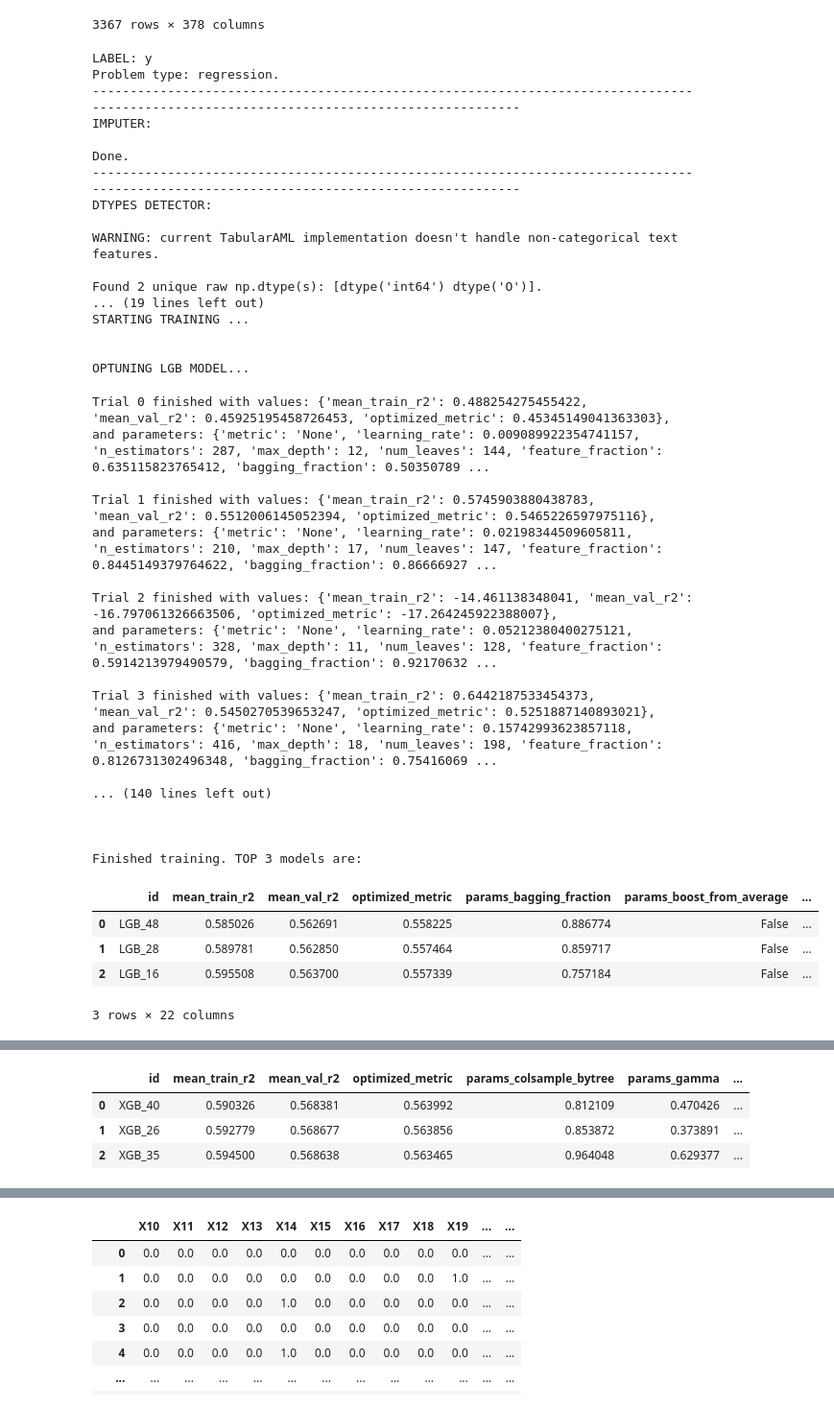
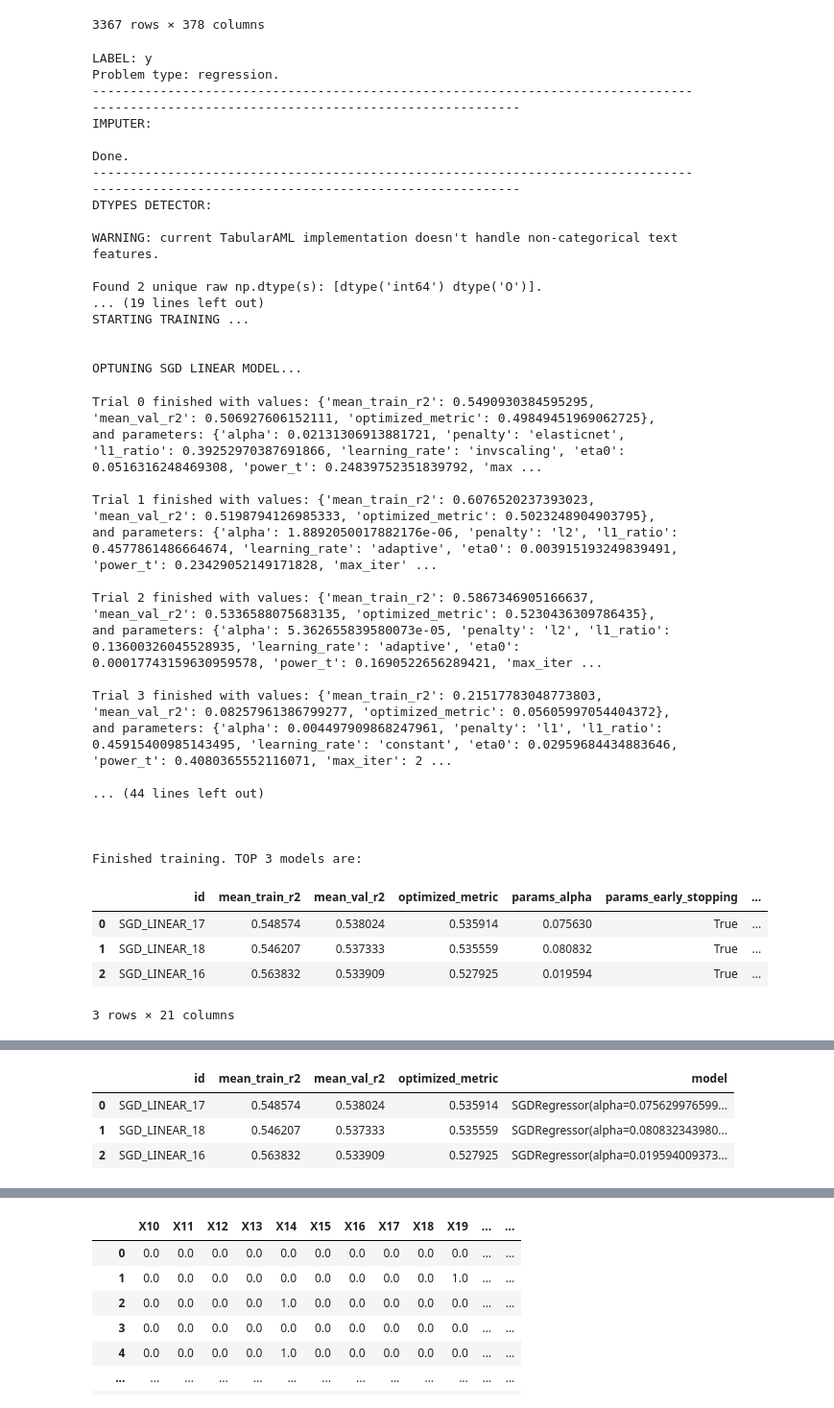
Before and after one commit to b-ionut-r/TabularAML, a Jupyter notebook: main.ipynb, the cells around one changed output, grey strips where cells are left out. Shown: that part at 96% size. Drawn from its saved outputs; the diff is of its cells as text; code cells hidden in the pictures.

Commit message:
ADDED SGD LINEAR MODELS

```diff
--- a/main.ipynb
+++ b/main.ipynb
@@ -66,58 +66,61 @@ test_dataset = TabularDataset(test_df,
 trainer = Trainer(train_dataset,
                   eval_dataset = eval_dataset,
                   eval_metric = r2,
-                  models = ["LGB", "XGB", "CAT"],
+                  models = [
+                    #   "LGB", "XGB", "CAT", "RF",
+                             "SGD_LINEAR"],
                   early_stopping_rounds = 100,
                   of_mitigation_level = 0.2,
                   use_gpu = True,
                   use_cuda = True,
                   n_trials = 1000,
-                  timeout = 3600,
+                  timeout = 100,
+                  meta_timeout = 120,
                   seed = 42,
                   select_top = 3,
                   train_meta = True)
 
 trainer.train()
 # %% [output]
 LABEL: y
 Problem type: regression.
 -----------------------------------------------------------------------------------------------------------------------------------------
 IMPUTER:
 
 Done.
 -----------------------------------------------------------------------------------------------------------------------------------------
 DTYPES DETECTOR:
 
 WARNING: current TabularAML implementation doesn't handle non-categorical text features.
 
 Found 2 unique raw np.dtype(s): [dtype('int64') dtype('O')].
 ... (19 lines left out)
 STARTING TRAINING ...
 
 
-OPTUNING LGB MODEL...
+OPTUNING SGD LINEAR MODEL...
-Trial 0 finished with values: {'mean_train_r2': 0.488254275455422, 'mean_val_r2': 0.45925195458726453, 'optimized_metric': 0.45345149041363303},
-and parameters: {'metric': 'None', 'learning_rate': 0.009089922354741157, 'n_estimators': 287, 'max_depth': 12, 'num_leaves': 144, 'feature_fraction': 0.635115823765412, 'bagging_fraction': 0.50350789 ...
+Trial 0 finished with values: {'mean_train_r2': 0.5490930384595295, 'mean_val_r2': 0.506927606152111, 'optimized_metric': 0.49849451969062725},
+and parameters: {'alpha': 0.02131306913881721, 'penalty': 'elasticnet', 'l1_ratio': 0.39252970387691866, 'learning_rate': 'invscaling', 'eta0': 0.0516316248469308, 'power_t': 0.24839752351839792, 'max ...
 
-Trial 1 finished with values: {'mean_train_r2': 0.5745903880438783, 'mean_val_r2': 0.5512006145052394, 'optimized_metric': 0.5465226597975116},
-and parameters: {'metric': 'None', 'learning_rate': 0.02198344509605811, 'n_estimators': 210, 'max_depth': 17, 'num_leaves': 147, 'feature_fraction': 0.8445149379764622, 'bagging_fraction': 0.86666927 ...
+Trial 1 finished with values: {'mean_train_r2': 0.6076520237393023, 'mean_val_r2': 0.5198794126985333, 'optimized_metric': 0.5023248904903795},
+and parameters: {'alpha': 1.8892050017882176e-06, 'penalty': 'l2', 'l1_ratio': 0.4577861486664674, 'learning_rate': 'adaptive', 'eta0': 0.003915193249839491, 'power_t': 0.23429052149171828, 'max_iter' ...
 
-Trial 2 finished with values: {'mean_train_r2': -14.461138348041, 'mean_val_r2': -16.797061326663506, 'optimized_metric': -17.264245922388007},
-and parameters: {'metric': 'None', 'learning_rate': 0.05212380400275121, 'n_estimators': 328, 'max_depth': 11, 'num_leaves': 128, 'feature_fraction': 0.5914213979490579, 'bagging_fraction': 0.92170632 ...
+Trial 2 finished with values: {'mean_train_r2': 0.5867346905166637, 'mean_val_r2': 0.5336588075683135, 'optimized_metric': 0.5230436309786435},
+and parameters: {'alpha': 5.362655839580073e-05, 'penalty': 'l2', 'l1_ratio': 0.13600326045528935, 'learning_rate': 'adaptive', 'eta0': 0.00017743159630959578, 'power_t': 0.1690522656289421, 'max_iter ...
 
-Trial 3 finished with values: {'mean_train_r2': 0.6442187533454373, 'mean_val_r2': 0.5450270539653247, 'optimized_metric': 0.5251887140893021},
-and parameters: {'metric': 'None', 'learning_rate': 0.15742993623857118, 'n_estimators': 416, 'max_depth': 18, 'num_leaves': 198, 'feature_fraction': 0.8126731302496348, 'bagging_fraction': 0.75416069 ...
+Trial 3 finished with values: {'mean_train_r2': 0.21517783048773803, 'mean_val_r2': 0.08257961386799277, 'optimized_metric': 0.05605997054404372},
+and parameters: {'alpha': 0.004497909868247961, 'penalty': 'l1', 'l1_ratio': 0.45915400985143495, 'learning_rate': 'constant', 'eta0': 0.02959684434883646, 'power_t': 0.4080365552116071, 'max_iter': 2 ...
 
-... (140 lines left out)
+... (44 lines left out)
 
 
 
 Finished training. TOP 3 models are:
-|  | id | mean_train_r2 | mean_val_r2 | optimized_metric | params_bagging_fraction | params_boost_from_average | ... |
-| 0 | LGB_48 | 0.585026 | 0.562691 | 0.558225 | 0.886774 | False | ... |
-| 1 | LGB_28 | 0.589781 | 0.562850 | 0.557464 | 0.859717 | False | ... |
-| 2 | LGB_16 | 0.595508 | 0.563700 | 0.557339 | 0.757184 | False | ... |
+|  | id | mean_train_r2 | mean_val_r2 | optimized_metric | params_alpha | params_early_stopping | ... |
+| 0 | SGD_LINEAR_17 | 0.548574 | 0.538024 | 0.535914 | 0.075630 | True | ... |
+| 1 | SGD_LINEAR_18 | 0.546207 | 0.537333 | 0.535559 | 0.080832 | True | ... |
+| 2 | SGD_LINEAR_16 | 0.563832 | 0.533909 | 0.527925 | 0.019594 | True | ... |
-3 rows × 22 columns
+3 rows × 21 columns
 -------------------------------------------------------------------------------------------------------------------------------------------------------------------------------------------------------- ...
 
 
@@ -124,0 +141,4 @@ OPTUNING XGB MODEL...
+|  | id | mean_train_r2 | mean_val_r2 | optimized_metric | model |
+| 0 | SGD_LINEAR_17 | 0.548574 | 0.538024 | 0.535914 | SGDRegressor(alpha=0.075629976599... |
+| 1 | SGD_LINEAR_18 | 0.546207 | 0.537333 | 0.535559 | SGDRegressor(alpha=0.080832343980... |
+| 2 | SGD_LINEAR_16 | 0.563832 | 0.533909 | 0.527925 | SGDRegressor(alpha=0.019594009373... |
@@ -142,4 +148,0 @@ Finished training. TOP 3 models are:
-|  | id | mean_train_r2 | mean_val_r2 | optimized_metric | params_colsample_bytree | params_gamma | ... |
-| 0 | XGB_40 | 0.590326 | 0.568381 | 0.563992 | 0.812109 | 0.470426 | ... |
-| 1 | XGB_26 | 0.592779 | 0.568677 | 0.563856 | 0.853872 | 0.373891 | ... |
-| 2 | XGB_35 | 0.594500 | 0.568638 | 0.563465 | 0.964048 | 0.629377 | ... |
```
Also changed, not shown: parts of 1 cell of this notebook, 5 other files.
